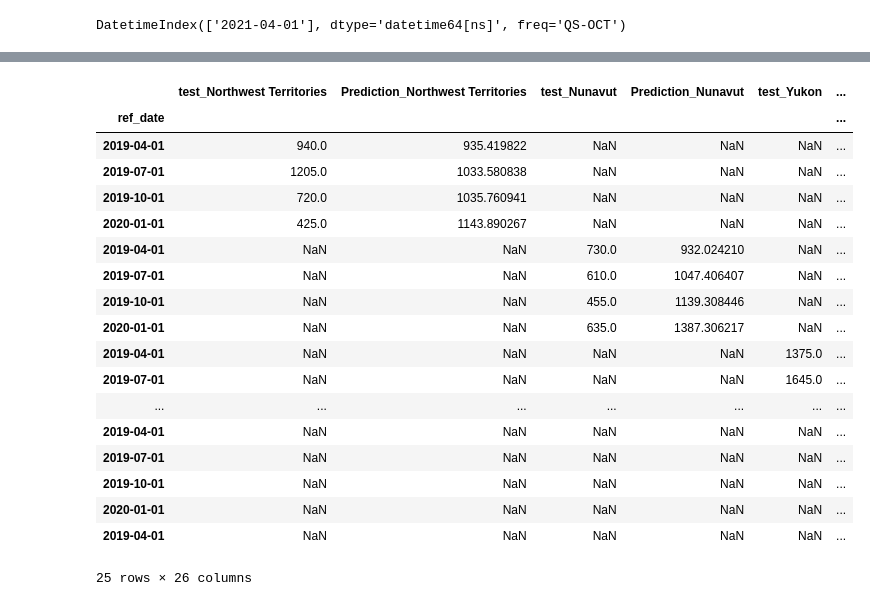
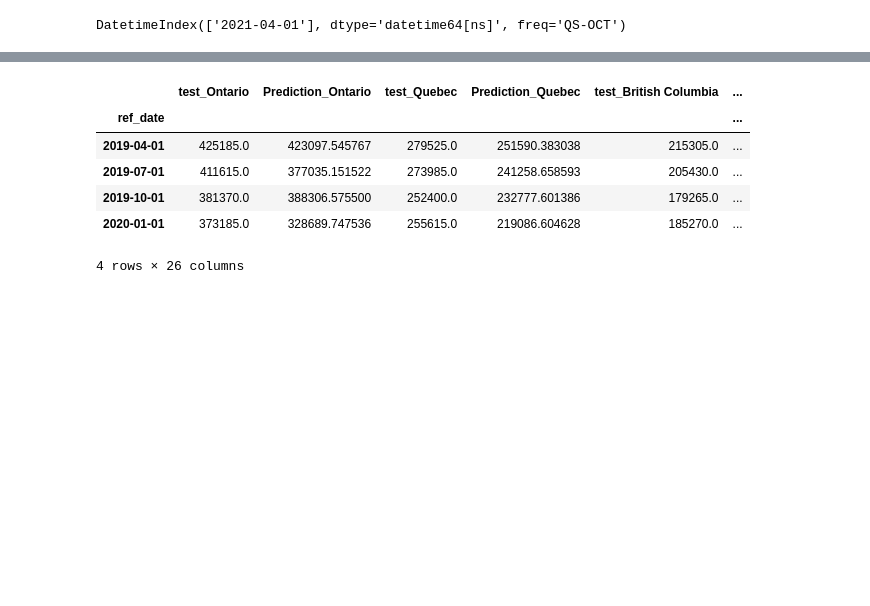
Before and after one commit to alecngai/Predicting_Canadian_Job_Vacancies, a Jupyter notebook: Machine_Learning/ML_SARIMA-AllCanada-Province_20211121.ipynb, the cells around one changed output, grey strips where cells are left out. Drawn from its saved outputs; the diff is of its cells as text; code cells hidden in the pictures; blank space fills up the shorter version.

Commit message:
Fixed output for Arima

```diff
--- a/Machine_Learning/ML_SARIMA-AllCanada-Province_20211121.ipynb
+++ b/Machine_Learning/ML_SARIMA-AllCanada-Province_20211121.ipynb
@@ -456,7 +437,7 @@ def province_vac (province):
 
     # Fit the model (configuration is set using previous autocorreleation, trend decomposition tests)
     mod_prov = sm.tsa.statespace.SARIMAX(train_prov, trend='t', order=(0,1,0),seasonal_order=(1, 1, 1, 2))
-    res_prov = mod_prov.fit(disp=False)s
+    res_prov = mod_prov.fit(disp=False)
     print(res_prov.summary())
 
     # produce forecast results
@@ -536,10 +471,11 @@ provinces = ['Ontario', 'Quebec', 'British Columbia','Alberta',\
              'Manitoba', 'Saskatchewan','Nova Scotia', 'New Brunswick','Newfoundland and Labrador',\
              'Prince Edward Island', 'Yukon', 'Nunavut' ,'Northwest Territories']
 
-output_provencies= []
-for prov in provinces:
-    x= province_vac(prov)
-    output_provencies= x.append(output_provencies)
+output_provencies= province_vac("Ontario")
+
+for prov in provinces[1:13]:
+   output_provencies = pd.merge(output_provencies , province_vac(prov), left_index=True, right_index=True)
+
 
 #output_provencies
 print(output_provencies)
@@ -634,27 +570,15 @@ Trend Decomposition Visualization
 [figure]
 ... (54 outputs left out)
 # %%
-output_provencies.head(25)
+output_provencies
 # %% [output]
-|  | test_Northwest Territories | Prediction_Northwest Territories | test_Nunavut | Prediction_Nunavut | test_Yukon | ... |
+|  | test_Ontario | Prediction_Ontario | test_Quebec | Prediction_Quebec | test_British Columbia | ... |
 | ref_date |  |  |  |  |  | ... |
-| 2019-04-01 | 940.0 | 935.419822 | NaN | NaN | NaN | ... |
-| 2019-07-01 | 1205.0 | 1033.580838 | NaN | NaN | NaN | ... |
-| 2019-10-01 | 720.0 | 1035.760941 | NaN | NaN | NaN | ... |
-| 2020-01-01 | 425.0 | 1143.890267 | NaN | NaN | NaN | ... |
-| 2019-04-01 | NaN | NaN | 730.0 | 932.024210 | NaN | ... |
-| 2019-07-01 | NaN | NaN | 610.0 | 1047.406407 | NaN | ... |
-| 2019-10-01 | NaN | NaN | 455.0 | 1139.308446 | NaN | ... |
-| 2020-01-01 | NaN | NaN | 635.0 | 1387.306217 | NaN | ... |
-| 2019-04-01 | NaN | NaN | NaN | NaN | 1375.0 | ... |
-| 2019-07-01 | NaN | NaN | NaN | NaN | 1645.0 | ... |
-| ... | ... | ... | ... | ... | ... | ... |
-| 2019-04-01 | NaN | NaN | NaN | NaN | NaN | ... |
-| 2019-07-01 | NaN | NaN | NaN | NaN | NaN | ... |
-| 2019-10-01 | NaN | NaN | NaN | NaN | NaN | ... |
-| 2020-01-01 | NaN | NaN | NaN | NaN | NaN | ... |
-| 2019-04-01 | NaN | NaN | NaN | NaN | NaN | ... |
+| 2019-04-01 | 425185.0 | 423097.545767 | 279525.0 | 251590.383038 | 215305.0 | ... |
+| 2019-07-01 | 411615.0 | 377035.151522 | 273985.0 | 241258.658593 | 205430.0 | ... |
+| 2019-10-01 | 381370.0 | 388306.575500 | 252400.0 | 232777.601386 | 179265.0 | ... |
+| 2020-01-01 | 373185.0 | 328689.747536 | 255615.0 | 219086.604628 | 185270.0 | ... |
-25 rows × 26 columns
+4 rows × 26 columns
 # %%
 # close connection to DB
 conn.close()
```
Also changed, not shown: parts of 12 cells of this notebook.
